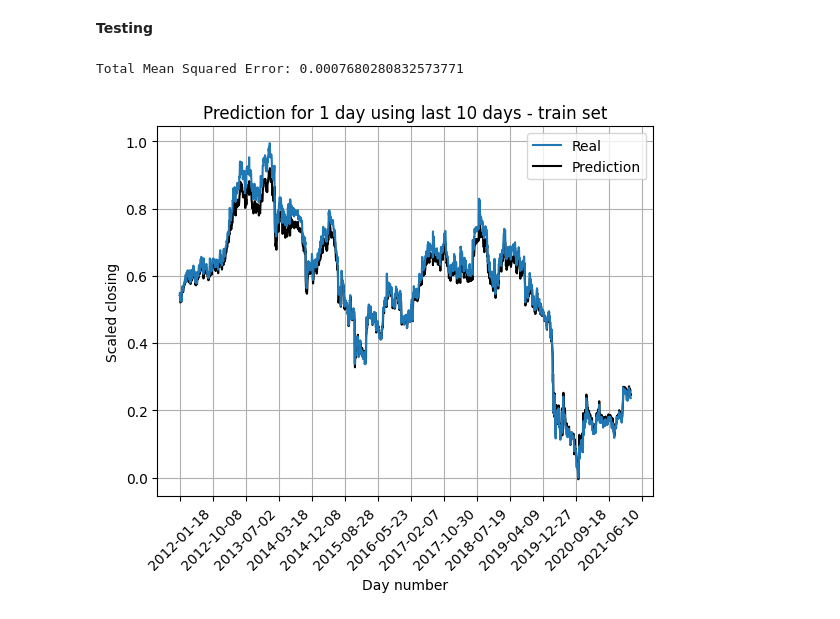
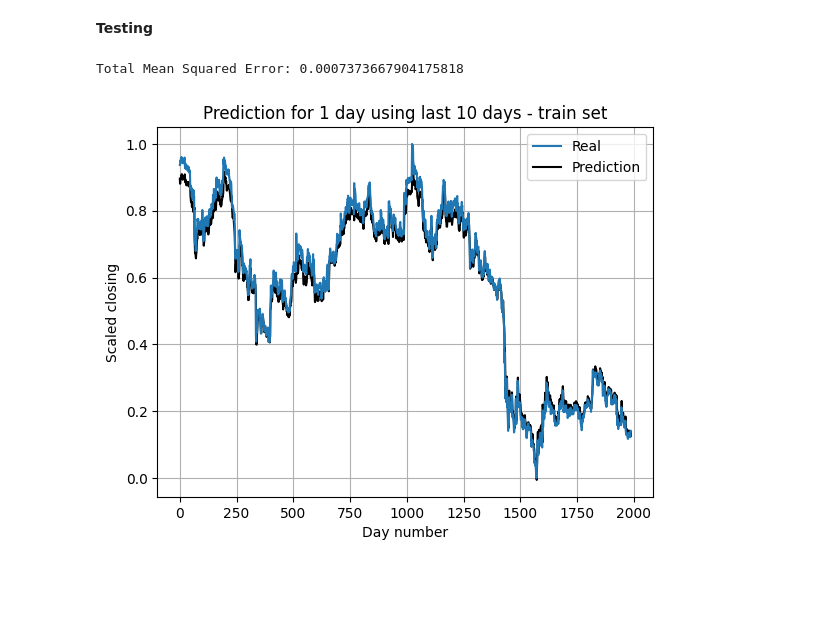
Before and after one commit to mich-kacz/Stock_prediction, a Jupyter notebook: notebooks/lstm.ipynb, the cells around one changed output. Saved outputs shown, nothing was run; the diff lists cells and outputs as text; code cells hidden in the pictures; blank space fills up the shorter version.

```diff
--- a/notebooks/lstm.ipynb
+++ b/notebooks/lstm.ipynb
@@ -100,14 +165,24 @@ def createSequence(dataX, dataY, lengthX, predictionHorizont):
         yData.append(dataY[(lengthX + i):(lengthX + predictionHorizont + i)].values)
     return xData, yData
 
-features = len(train.iloc[0])
-samplesForPrediction = 10
+features = len(trainDataset[0].iloc[0])
+samplesForPrediction = 15
 samplesPredicted = 1
-xTrain, yTrain = createSequence(train, train["Close"], samplesForPrediction, samplesPredicted)
-trainDates = train.index[samplesForPrediction+1:]
-xValid, yValid = createSequence(validation, validation["Close"], samplesForPrediction, samplesPredicted)
-testDates = test.index[samplesForPrediction+1:]
-xTest, yTest = createSequence(test, test["Close"], samplesForPrediction, samplesPredicted)
+
+trainDates = trainDataset[0].index[samplesForPrediction+1:]
+testDates = testDataset[0].index[samplesForPrediction+1:]
+xTrain = []
+yTrain = []
+xTest = []
+yTest = []
+for df in trainDataset:
+    trainX, trainY = createSequence(df, df["Close"], samplesForPrediction, samplesPredicted)
+    xTrain += trainX
+    yTrain += trainY
+for df in testDataset:
+    testX, testY = createSequence(df, df["Close"], samplesForPrediction, samplesPredicted)
+    xTest += testX
+    yTest += testY
 # %%
 xTrain = torch.Tensor(xTrain).to(device)
 yTrain = torch.Tensor(yTrain).to(device)
@@ -209,42 +286,45 @@ __Testing__
 # %%
 # Make predictions
 y_pred = model(xTrain).cpu()
 
 y_pred = y_pred.detach().numpy()
 
 
 # Calculate the mean squared error across all outputs
 mse_total = mean_squared_error(yTrain.cpu().detach().numpy(), y_pred)
 print(f'Total Mean Squared Error: {mse_total}')
 
 set = 5*2
-real = np.concatenate(yTrain.cpu().detach().numpy()[::1])
-predictions = np.concatenate(y_pred[::1])
+real = np.concatenate(yTrain.cpu().detach().numpy()[::samplesPredicted])
+predictions = np.concatenate(y_pred[::samplesPredicted])
 
 fig, ax = plt.subplots()
-ax.plot(trainDates, real, zorder = 3)
-ax.plot(trainDates, predictions, color = 'black', zorder = 2)
+#ax.plot(trainDates, real, zorder = 3)
+#ax.plot(trainDates, predictions, color = 'black', zorder = 2)
+ax.plot(real, zorder = 3)
+ax.plot(predictions, color = 'black', zorder = 2)
 
 # Rotate date labels for better readability
-plt.xticks(rotation=45)
+#plt.xticks(rotation=45)
 
 # Optionally, set the locator to have fewer ticks
-locator = plt.matplotlib.dates.AutoDateLocator(minticks=10, maxticks=20)
-ax.xaxis.set_major_locator(locator)
+#locator = plt.matplotlib.dates.AutoDateLocator(minticks=10, maxticks=20)
+#ax.xaxis.set_major_locator(locator)
+
 
 ax.legend(["Real", "Prediction"])
 #ax.axvspan(0, 4, facecolor='lightblue', alpha=0.5, zorder = 1)  # First part
 #ax.axvspan(4, 9, facecolor='lightgreen', alpha=0.5, zorder = 1)  # Second part
 #ax.axvspan(9, 14, facecolor='tomato', alpha=0.5, zorder = 1)  # Second third
 #ax.set_ylim([0, 1])
 ax.grid()
 plt.ylabel("Scaled closing")
 plt.xlabel("Day number")
 plt.title("Prediction for 1 day using last 10 days - train set")
 plt.show()
 # %% [output]
-Total Mean Squared Error: 0.0007680280832573771
+Total Mean Squared Error: 0.0007373667904175818
-[figure, old version]
+[figure, new version]
 # %%
 # Make predictions
 y_pred = model(xTest).cpu()
```
Also changed, not shown: parts of 16 cells of this notebook, 13 other files.
